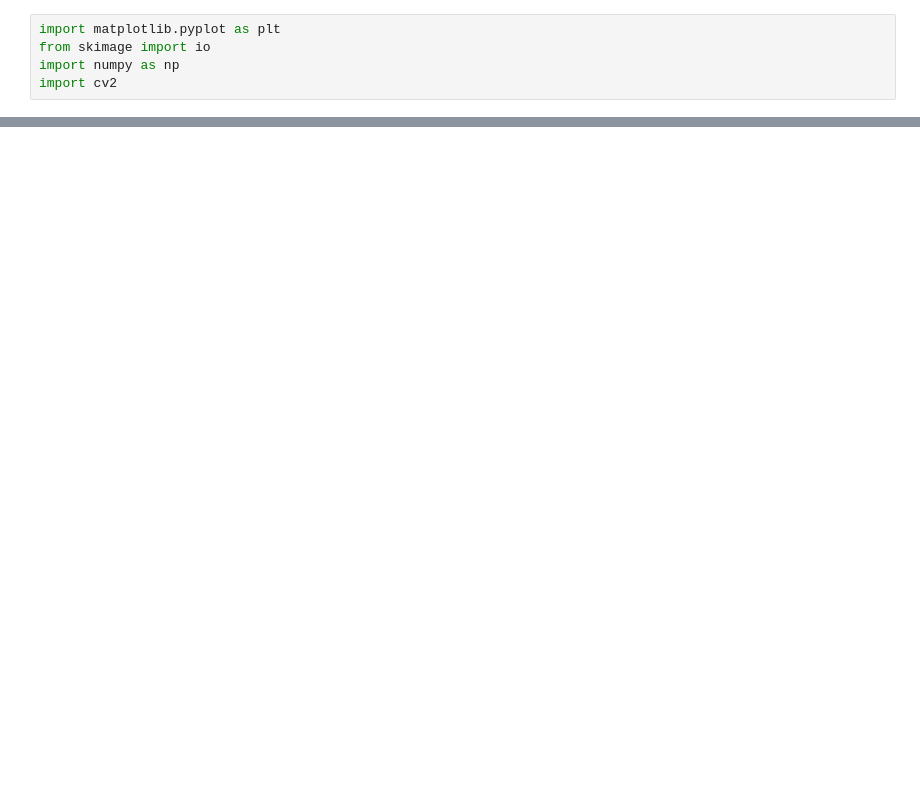
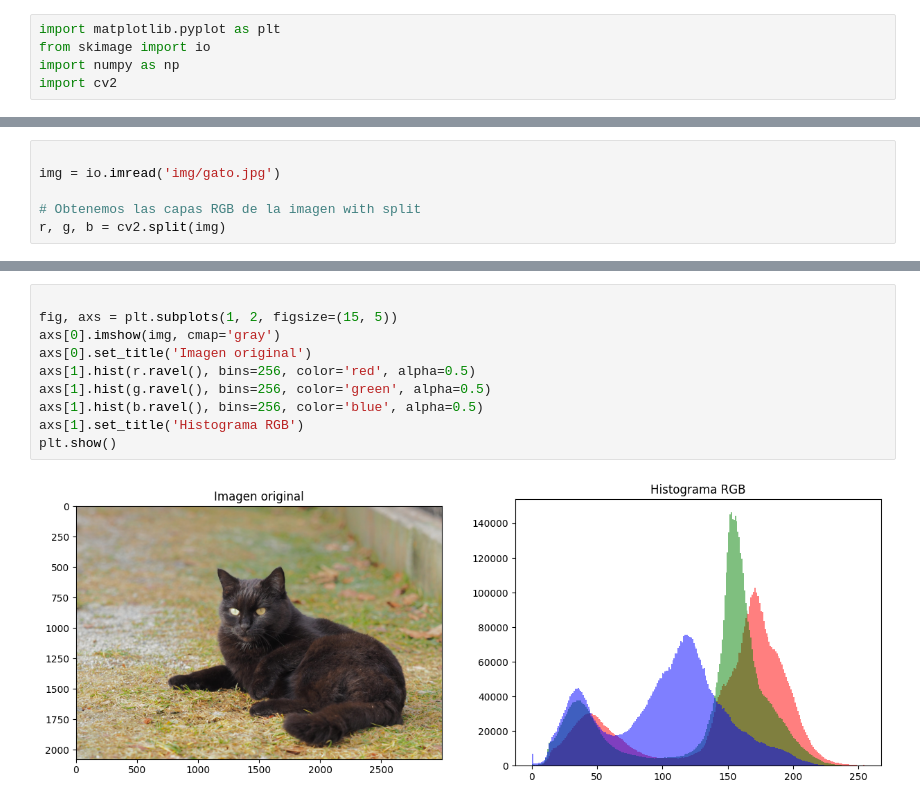
Before and after one commit to eduherrodp/IA, a Jupyter notebook: cat_exercise/cat.ipynb, the cells around one changed output, grey strips where cells are left out. Cells and saved outputs as stored; diff of their text form; blank space fills up the shorter version.

```diff
--- a/cat_exercise/cat.ipynb
+++ b/cat_exercise/cat.ipynb
@@ -22,0 +21,6 @@ plt.show()
+# %%
+
+img = io.imread('img/gato.jpg')
+
+# Obtenemos las capas RGB de la imagen with split
+r, g, b = cv2.split(img)
@@ -22,0 +32,12 @@ plt.show()
+# %%
+
+fig, axs = plt.subplots(1, 2, figsize=(15, 5))
+axs[0].imshow(img, cmap='gray')
+axs[0].set_title('Imagen original')
+axs[1].hist(r.ravel(), bins=256, color='red', alpha=0.5)
+axs[1].hist(g.ravel(), bins=256, color='green', alpha=0.5)
+axs[1].hist(b.ravel(), bins=256, color='blue', alpha=0.5)
+axs[1].set_title('Histograma RGB')
+plt.show()
+# %% [output]
+[figure, added]
```
Also changed, not shown: parts of 12 cells of this notebook, 2 other files.
